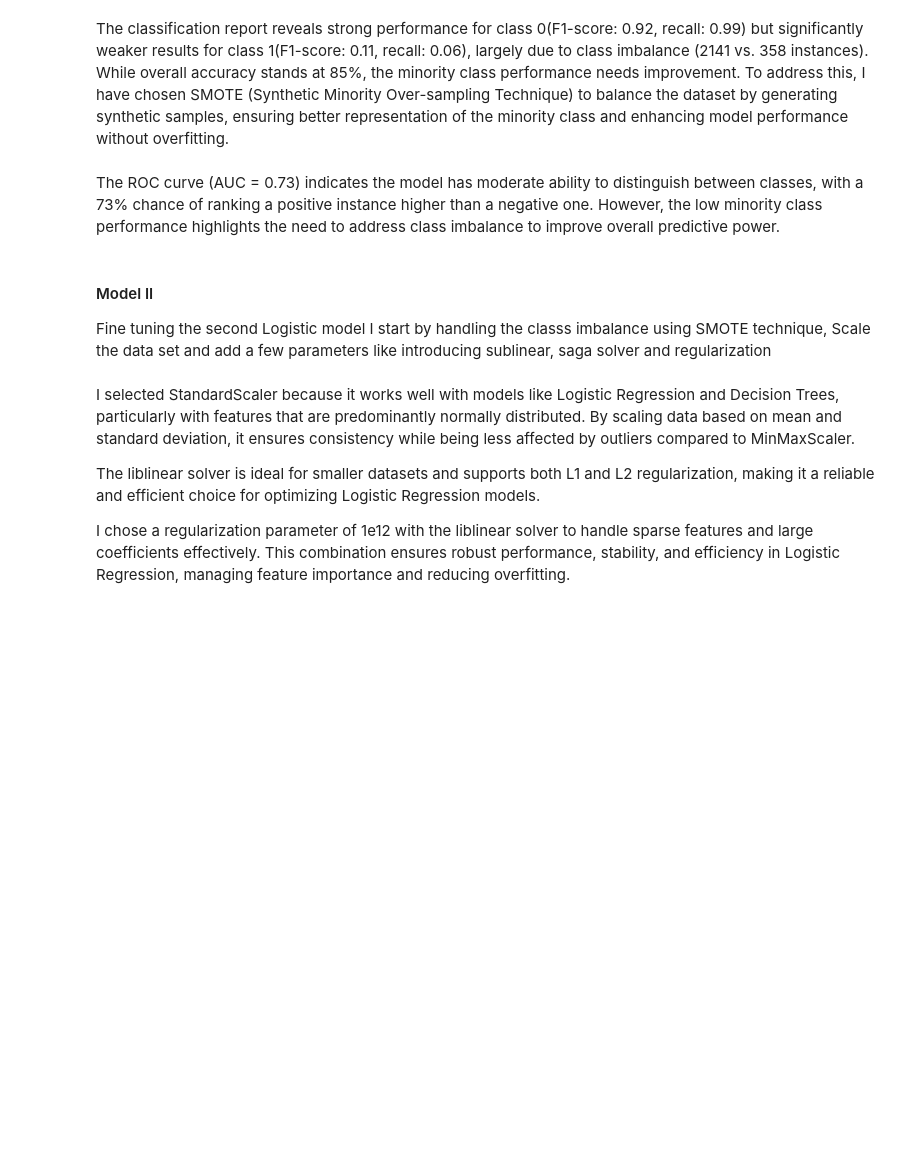
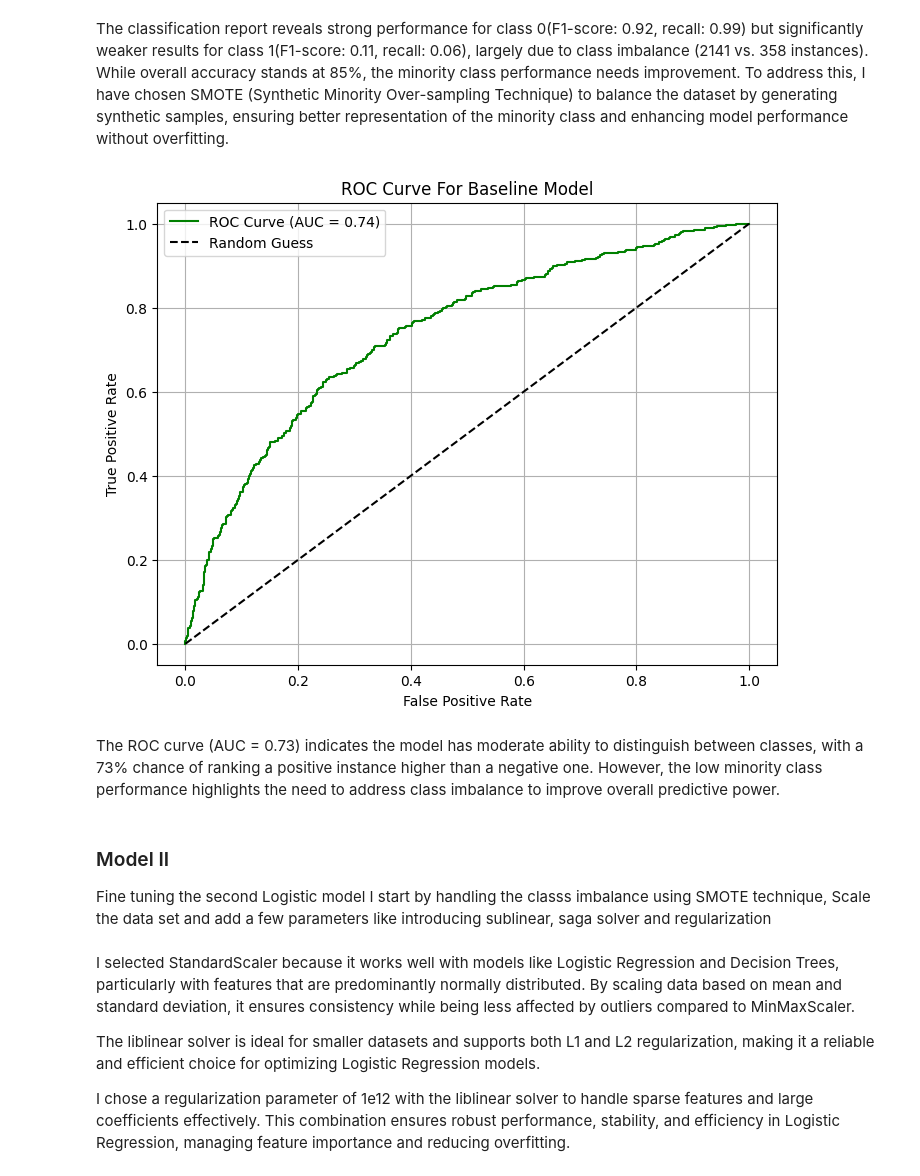
Before and after one commit to Damarispaul/prj-p3, a Jupyter notebook: Student.ipynb, the cells around one changed output. Saved outputs shown, nothing was run; the diff lists cells and outputs as text; code cells hidden in the pictures; blank space fills up the shorter version.

```diff
--- a/Student.ipynb
+++ b/Student.ipynb
@@ -452,0 +458,18 @@ max             5.400000                9.000000
+# %%
+# converting categorical variables to numericals
+col_to_ohe = ["area code", "international plan", "voice mail plan"]
+
+# Instantiate the OneHotEncoder
+ohe = OneHotEncoder(sparse_output=False, drop="first")
+encoded = ohe.fit_transform(df2[col_to_ohe])
+
+# DataFrame with the new one-hot encoded columns
+df_encoded = pd.DataFrame(encoded, columns=ohe.get_feature_names_out(col_to_ohe))
+
+# Concatenate the original DataFrame with the encoded DataFrame
+df2 = pd.concat([df2, df_encoded], axis=1)
+
+# Drop the original categorical columns
+df3 = df2.drop(columns=col_to_ohe)
+
+df3.head()
@@ -486,4 +528,4 @@ df3.head()
 # %%
 # Defining the dependent variable y and indepent variable
-y = df3["churn_True"]
-X = df3.drop(columns=["churn_True"], axis=1)
+y = df3["churn"]
+X = df3.drop(columns=["churn"], axis=1)
@@ -511,23 +560,25 @@ The classification report reveals strong performance for class 0(F1-score: 0.92,
 # %%
 # Roc AUC
 y_prob = logreg.predict_proba(X_train)[:, 1]
 fpr, tpr, thresholds = roc_curve(y_train, y_prob)
 auc = roc_auc_score(y_train, y_prob)
 
 # Plotting the ROC Curve
 plt.figure(figsize=(8, 6))
 plt.plot(fpr, tpr, color="green", label=f'ROC Curve (AUC = {auc:.2f})')
-plt.plot([0, 1], [0, 1], color='red', linestyle='--', label='Random Guess')
+plt.plot([0, 1], [0, 1], color='k', linestyle='--', label='Random Guess')
 plt.xlabel("False Positive Rate")
 plt.ylabel("True Positive Rate")
-plt.title("ROC Curve")
+plt.title("ROC Curve For Baseline Model")
 plt.legend()
 plt.grid()
 plt.show()
+# %% [output]
+[figure, added]
 # %% [markdown]
 The ROC curve (AUC = 0.73) indicates the model has moderate ability to distinguish between classes, with a 73% chance of ranking a positive instance higher than a negative one. However, the low minority class performance highlights the need to address class imbalance to improve overall predictive power.
 # %% [markdown]
-#### Model II
+### Model II
 Fine tuning the second Logistic model
 I start by handling the classs imbalance using SMOTE technique, Scale the data set and add a few parameters like introducing sublinear, saga solver and regularization
 # %% [markdown]
```
Also changed, not shown: parts of 37 cells of this notebook, 3 other files.
